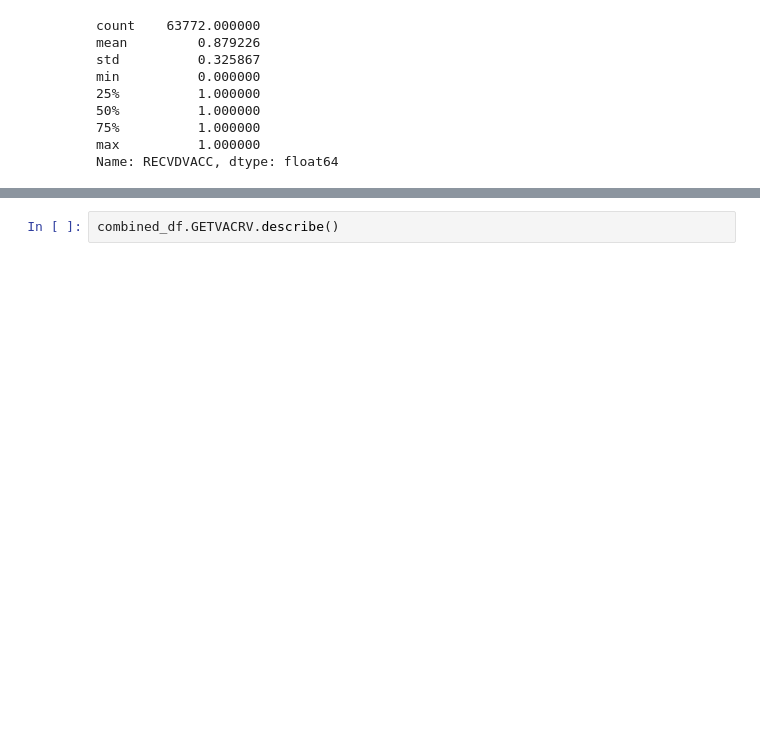
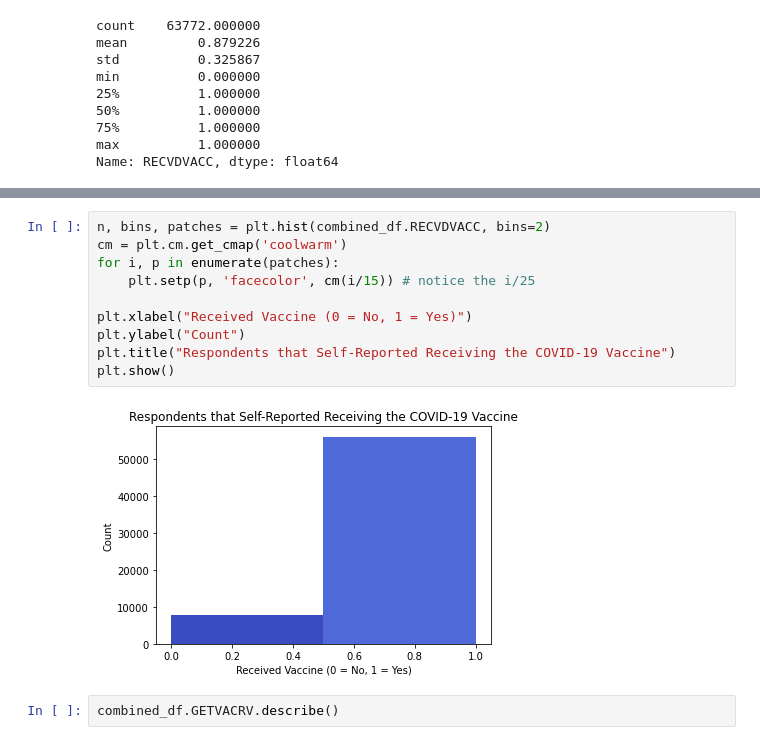
Before and after one commit to abby-wolfe/vaccine_hesitancy_ppol564_final_project, a Jupyter notebook: Vaccine_hesitancy.ipynb, the cells around one changed output, grey strips where cells are left out. Drawn from its saved outputs; the diff is of its cells as text; blank space fills up the shorter version.

```diff
--- a/Vaccine_hesitancy.ipynb
+++ b/Vaccine_hesitancy.ipynb
@@ -140,3 +144,15 @@ Name: RECVDVACC, dtype: float64
+# %%
+n, bins, patches = plt.hist(combined_df.RECVDVACC, bins=2)
+cm = plt.cm.get_cmap('coolwarm')
+for i, p in enumerate(patches):
+    plt.setp(p, 'facecolor', cm(i/15)) # notice the i/25
+
+plt.xlabel("Received Vaccine (0 = No, 1 = Yes)")
+plt.ylabel("Count")
+plt.title("Respondents that Self-Reported Receiving the COVID-19 Vaccine")
+plt.show()
+# %% [output]
+[figure, added]
 # %%
 combined_df.GETVACRV.describe()
 # %% [output]
```
Also changed, not shown: parts of 12 cells of this notebook.
